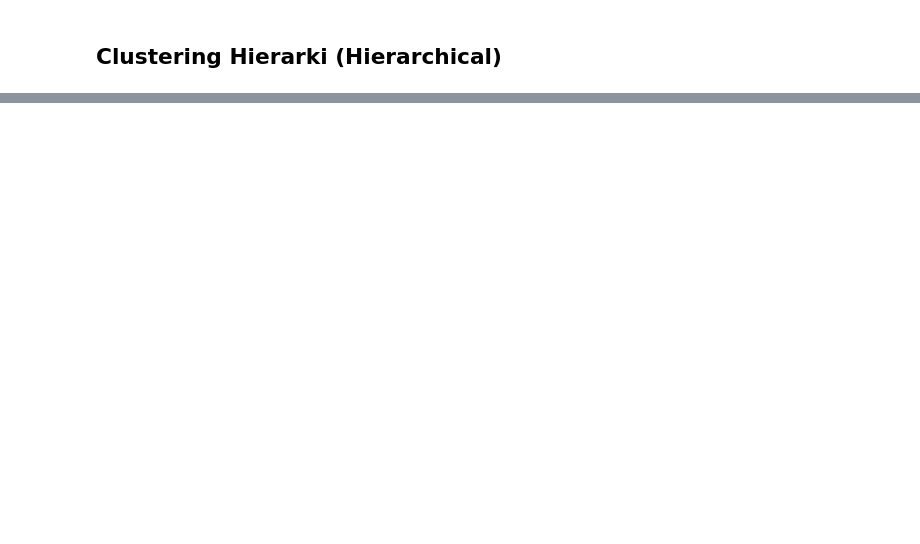
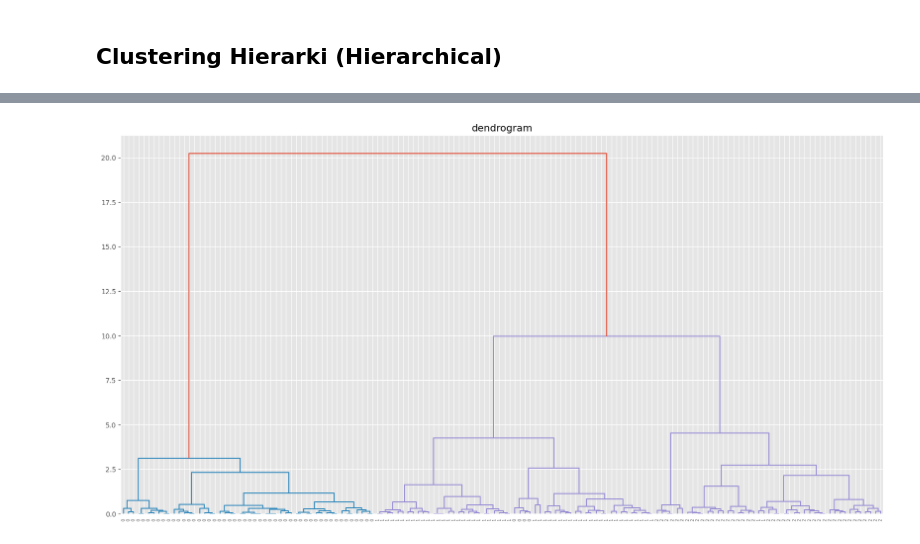
Before and after one commit to anantaYSR/Praktikum_KB, a Jupyter notebook: PERTEMUAN/Pertemuan6/Pertemuan6.ipynb, the cells around one changed output, grey strips where cells are left out. Cells and saved outputs as stored; diff of their text form; code cells hidden in the pictures; blank space fills up the shorter version.

```diff
--- a/PERTEMUAN/Pertemuan6/Pertemuan6.ipynb
+++ b/PERTEMUAN/Pertemuan6/Pertemuan6.ipynb
@@ -141,0 +143,9 @@ plt.show()
+# %%
+ananta = linkage(x_scaled, method= "ward")
+# %%
+plt.figure(figsize= (20,10))
+dendrogram (ananta, leaf_rotation= 90, labels = labels, leaf_font_size=6)
+plt.title("dendrogram")
+plt.show()
+# %% [output]
+[figure, added]
```
Also changed, not shown: parts of 7 cells of this notebook.
